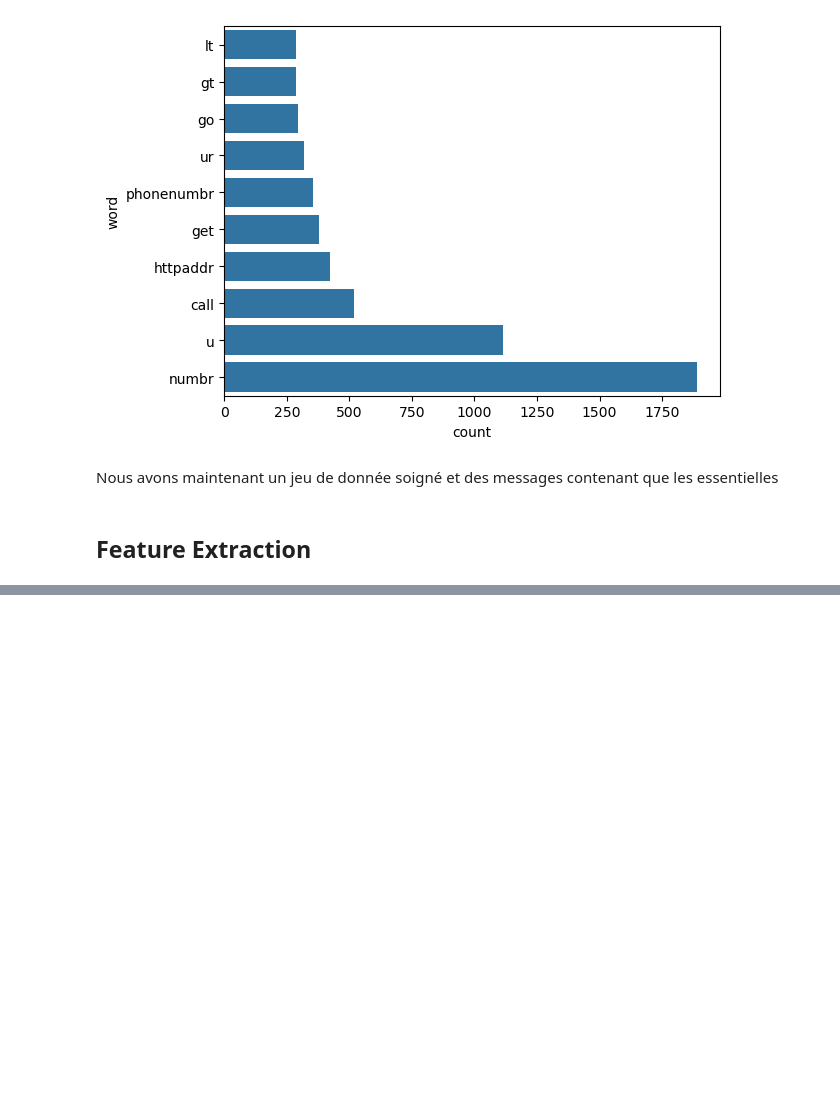
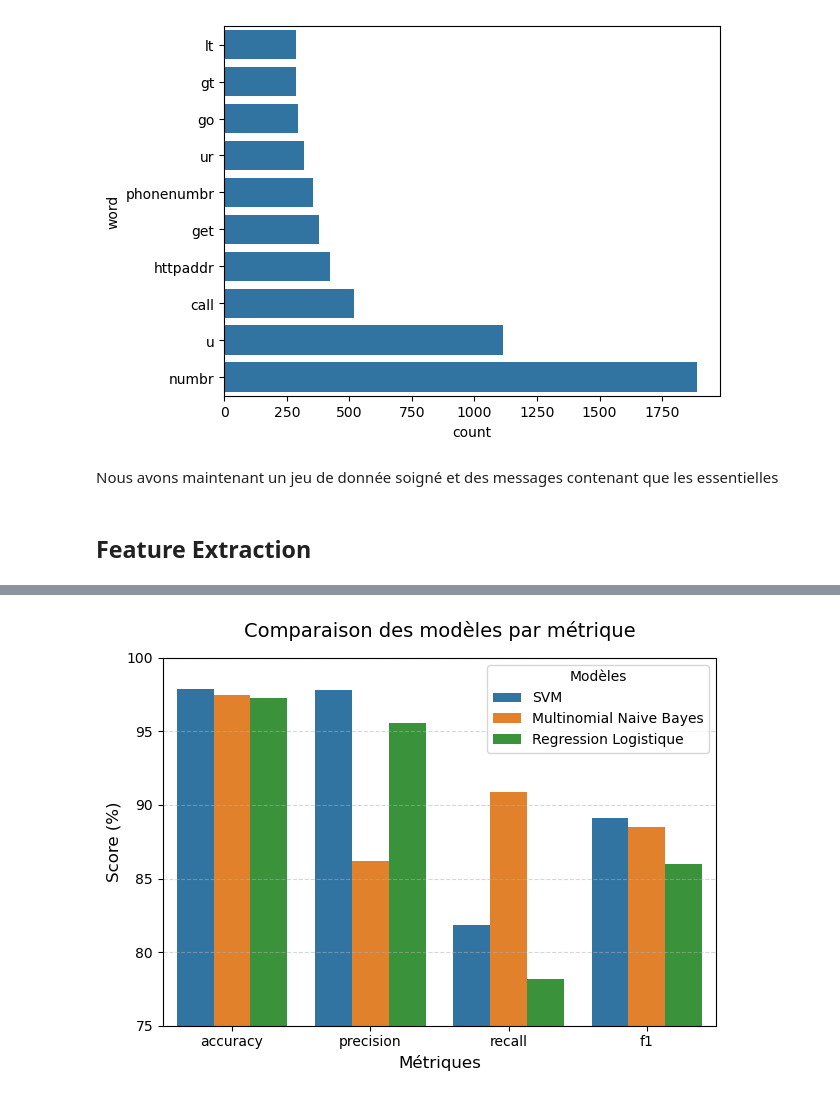
Before and after one commit to A-Anjara/SMS-Classification, a Jupyter notebook: SMS Spam Classification.ipynb, the cells around one changed output, grey strips where cells are left out. Drawn from its saved outputs; the diff is of its cells as text; code cells hidden in the pictures; blank space fills up the shorter version.

```diff
--- a/SMS Spam Classification.ipynb
+++ b/SMS Spam Classification.ipynb
@@ -145,0 +214,4 @@ plt.imshow(confusion_matrix(y_pred=y_pred,y_true=ytest))
+# %%
+df_melted = df_models.melt(
+    id_vars="model_name", var_name="Metric", value_name="Score"
+)
@@ -145,0 +234,13 @@ plt.imshow(confusion_matrix(y_pred=y_pred,y_true=ytest))
+# %%
+sns.barplot(x="Metric", y="Score", hue="model_name", data=df_melted)
+plt.title("Comparaison des modèles par métrique", fontsize=14, pad=15)
+plt.xlabel("Métriques", fontsize=12)
+plt.ylabel("Score (%)", fontsize=12)
+plt.ylim(75, 100)  # Zoom pour mieux visualiser les écarts
+plt.legend(title="Modèles")
+plt.grid(axis="y", linestyle="--", alpha=0.5)
+
+# Affichage
+plt.tight_layout()
+# %% [output]
+[figure, added]
```
Also changed, not shown: parts of 14 cells of this notebook, 25 other files.
